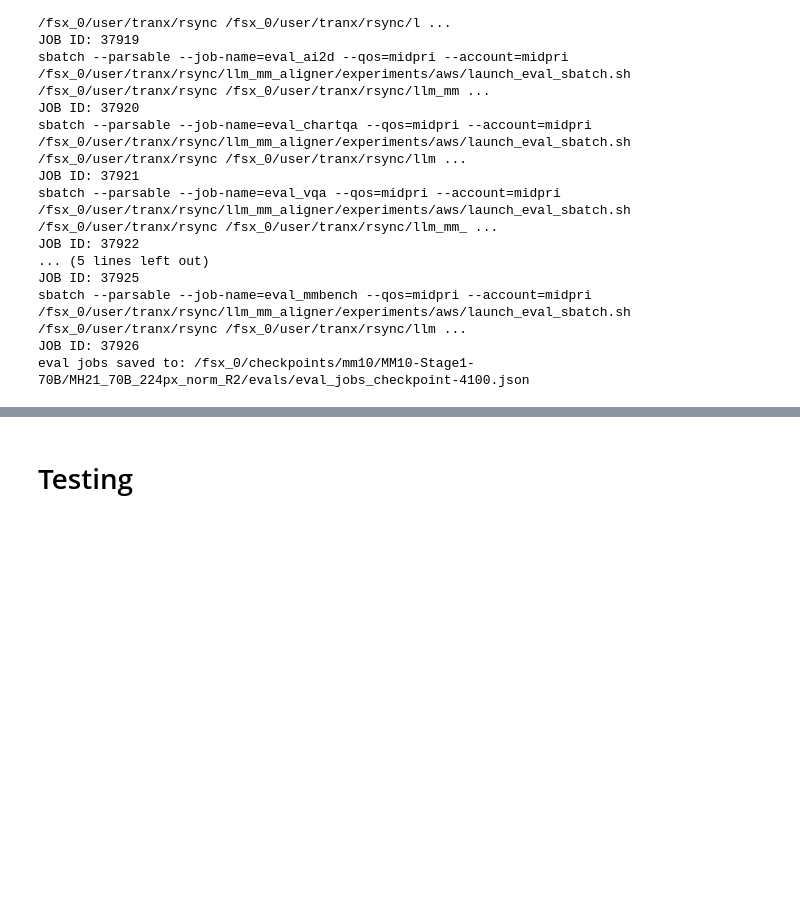
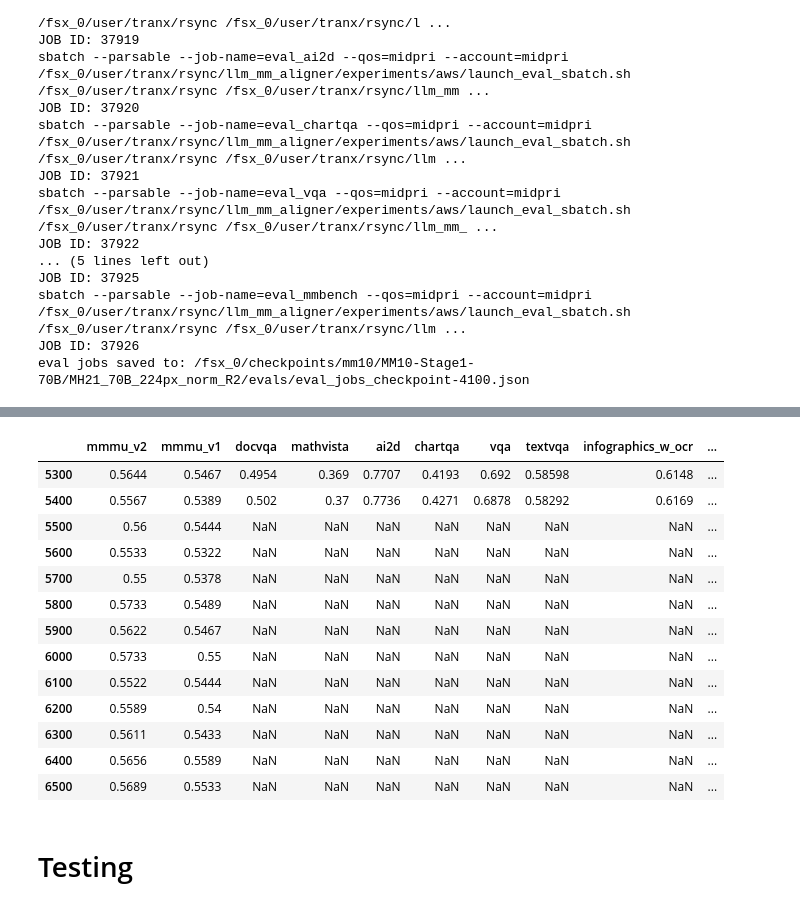
Before and after one commit to harrytranx/experiments, a Jupyter notebook: eval_mm10.ipynb, the cells around one changed output, grey strips where cells are left out. Drawn from its saved outputs; the diff is of its cells as text; code cells hidden in the pictures; blank space fills up the shorter version.

```diff
--- a/eval_mm10.ipynb
+++ b/eval_mm10.ipynb
@@ -251,0 +243,12 @@ eval jobs saved to: /fsx_0/checkpoints/mm10/MM10-Stage1-70B/MH21_70B_224px_norm_
+# %%
+OUTPUT_S1_norm_r3 = "/fsx_0/checkpoints/mm10/MM10-Stage1-70B/MH21_70B_224px_norm_R3"
+# %%
+ev_master.run_eval_sweep(
+    checkpoint_dir=OUTPUT_S1_norm_r3,
+    benchmarks=["mmmu"],
+    # benchmarks=eval_helper.ALL_BENCHMARKS,
+    slurm_qos="midpri",
+    # checkpoints=[100],
+    update_if_exists=False,
+    print_cmd=True
+)
@@ -252,3 +261,20 @@ eval jobs saved to: /fsx_0/checkpoints/mm10/MM10-Stage1-70B/MH21_70B_224px_norm_
+# %%
+ev_master.get_scores(OUTPUT_S1_norm_r3)
+# %% [output]
+|  | mmmu_v2 | mmmu_v1 | docvqa | mathvista | ai2d | chartqa | vqa | textvqa | infographics_w_ocr | ... |
+| 5300 | 0.5644 | 0.5467 | 0.4954 | 0.369 | 0.7707 | 0.4193 | 0.692 | 0.58598 | 0.6148 | ... |
+| 5400 | 0.5567 | 0.5389 | 0.502 | 0.37 | 0.7736 | 0.4271 | 0.6878 | 0.58292 | 0.6169 | ... |
+| 5500 | 0.56 | 0.5444 | NaN | NaN | NaN | NaN | NaN | NaN | NaN | ... |
+| 5600 | 0.5533 | 0.5322 | NaN | NaN | NaN | NaN | NaN | NaN | NaN | ... |
+| 5700 | 0.55 | 0.5378 | NaN | NaN | NaN | NaN | NaN | NaN | NaN | ... |
+| 5800 | 0.5733 | 0.5489 | NaN | NaN | NaN | NaN | NaN | NaN | NaN | ... |
+| 5900 | 0.5622 | 0.5467 | NaN | NaN | NaN | NaN | NaN | NaN | NaN | ... |
+| 6000 | 0.5733 | 0.55 | NaN | NaN | NaN | NaN | NaN | NaN | NaN | ... |
+| 6100 | 0.5522 | 0.5444 | NaN | NaN | NaN | NaN | NaN | NaN | NaN | ... |
+| 6200 | 0.5589 | 0.54 | NaN | NaN | NaN | NaN | NaN | NaN | NaN | ... |
+| 6300 | 0.5611 | 0.5433 | NaN | NaN | NaN | NaN | NaN | NaN | NaN | ... |
+| 6400 | 0.5656 | 0.5589 | NaN | NaN | NaN | NaN | NaN | NaN | NaN | ... |
+| 6500 | 0.5689 | 0.5533 | NaN | NaN | NaN | NaN | NaN | NaN | NaN | ... |
 # %% [markdown]
 # Testing
 # %%
```
Also changed, not shown: parts of 16 cells of this notebook, 6 other files.
